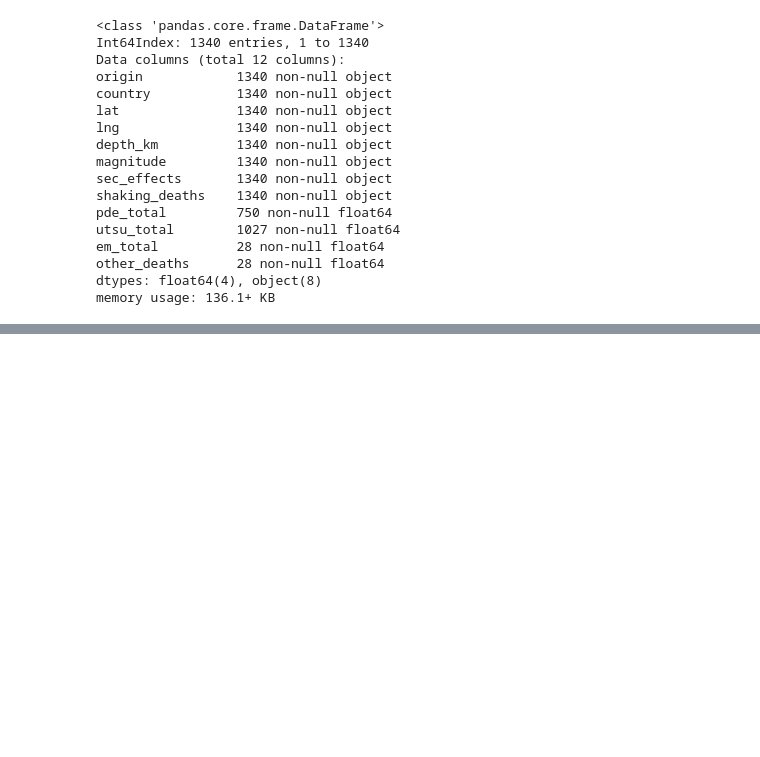
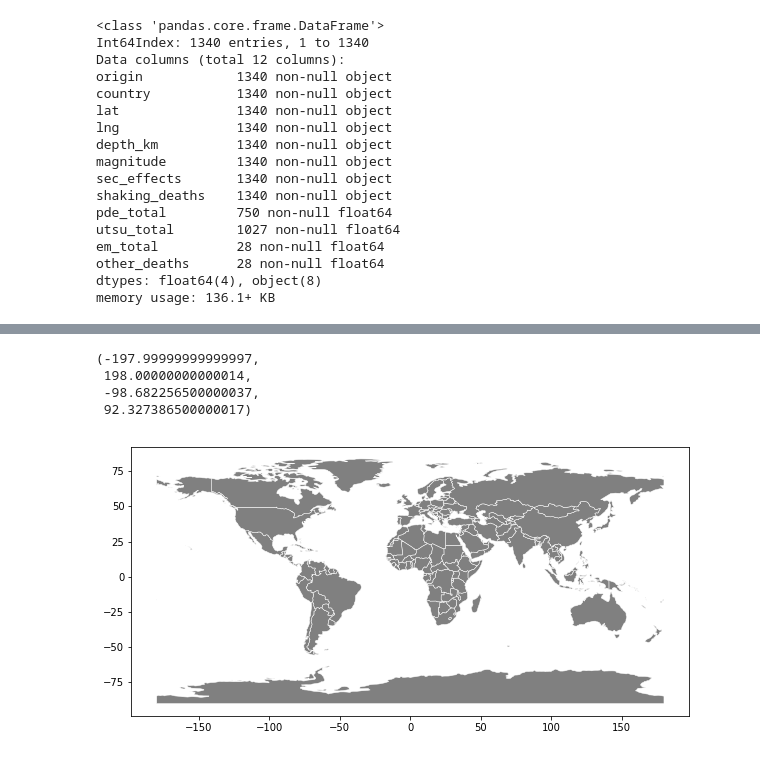
Before and after one commit to shrutijalewar/data-question-3-xtreme-united, a Jupyter notebook: dq-3.ipynb, the cells around one changed output, grey strips where cells are left out. Cells and saved outputs as stored; diff of their text form; code cells hidden in the pictures; blank space fills up the shorter version.

Commit message:
map and scatter plot

```diff
--- a/dq-3.ipynb
+++ b/dq-3.ipynb
@@ -209,0 +456,12 @@ eq_df.tail(11)
+# %%
+# world = gpd.read_file('qfaults-GIS/qfaults-GIS.shp')
+# world.plot(figsize=(10,7),linewidth=0.25, edgecolor='white', color='pink')
+world = gpd.read_file(gpd.datasets.get_path('naturalearth_lowres'))
+ax = world.plot(figsize=(10,7),linewidth=0.5, edgecolor='white', color='gray')
+ax.axis('on')
+# %% [output]
+(-197.99999999999997,
+ 198.00000000000014,
+ -98.682256500000037,
+ 92.327386500000017)
+[figure, added]
```
Also changed, not shown: parts of 27 cells of this notebook.
